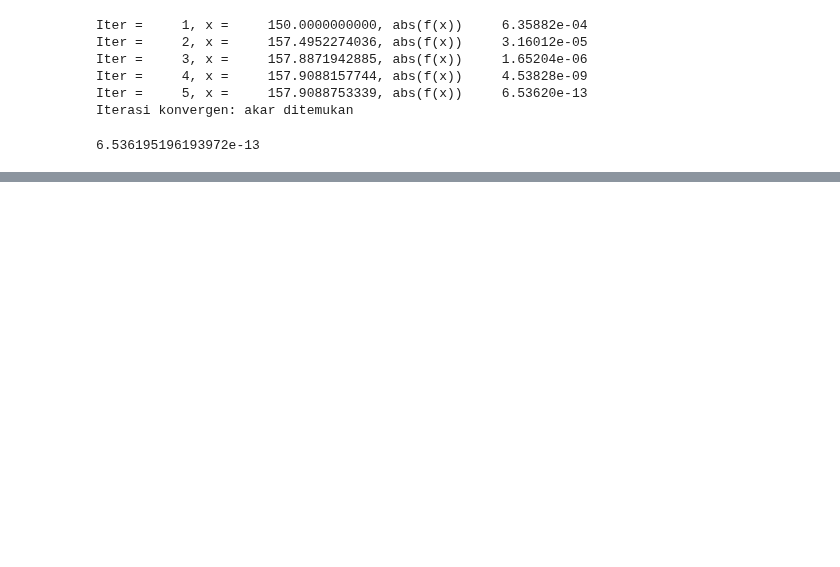
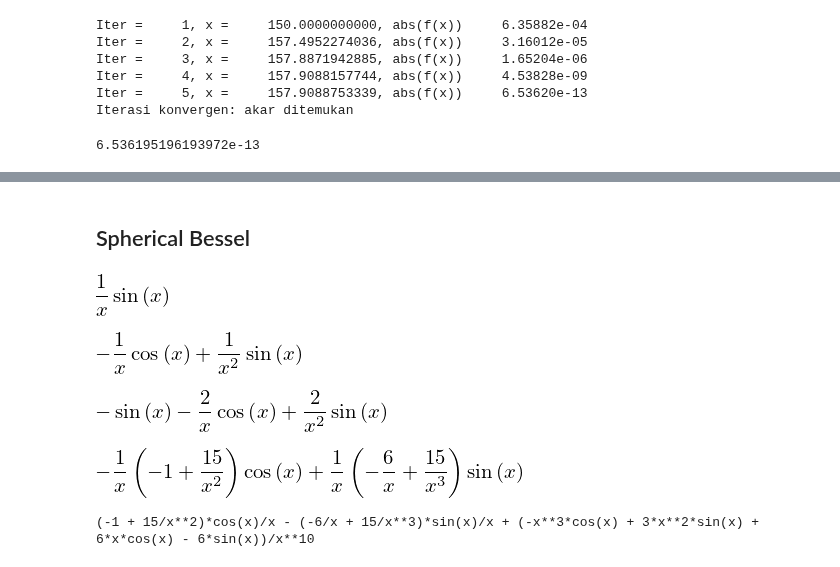
Before and after one commit to f-fathurrahman/ffr-MetodeNumerik, a Jupyter notebook: NOTEBOOKS/NOTES_AkarPersamaan.ipynb, the cells around one changed output, grey strips where cells are left out. Saved outputs shown, nothing was run; the diff lists cells and outputs as text; code cells hidden in the pictures; blank space fills up the shorter version.

```diff
--- a/NOTEBOOKS/NOTES_AkarPersamaan.ipynb
+++ b/NOTEBOOKS/NOTES_AkarPersamaan.ipynb
@@ -772,0 +866,2 @@ func_soal_01(omega_root)
+# %% [markdown]
+## Spherical Bessel
@@ -772,0 +872,17 @@ func_soal_01(omega_root)
+# %%
+x = sympy.symbols("x")
+# %%
+j0 = sympy.sin(x)/x
+j0
+# %% [output]
+[figure, added]
+# %%
+j1 = (1/x)*sympy.diff(j0,x)*(-x)
+j1
+# %% [output]
+[figure, added]
+# %%
+j2 = (1/x)*sympy.diff(j1,x)*(-x**2)
+sympy.simplify(j2)
+# %% [output]
+[figure, added]
@@ -772,0 +891,9 @@ func_soal_01(omega_root)
+# %%
+j3_v2 = (15/x**3 - 6/x)*sympy.sin(x)/x - (15/x**2 - 1)*sympy.cos(x)/x
+j3_v2
+# %% [output]
+[figure, added]
+# %%
+j3 - j3_v2
+# %% [output]
+(-1 + 15/x**2)*cos(x)/x - (-6/x + 15/x**3)*sin(x)/x + (-x**3*cos(x) + 3*x**2*sin(x) + 6*x*cos(x) - 6*sin(x))/x**10
```
Also changed, not shown: parts of 15 cells of this notebook.
